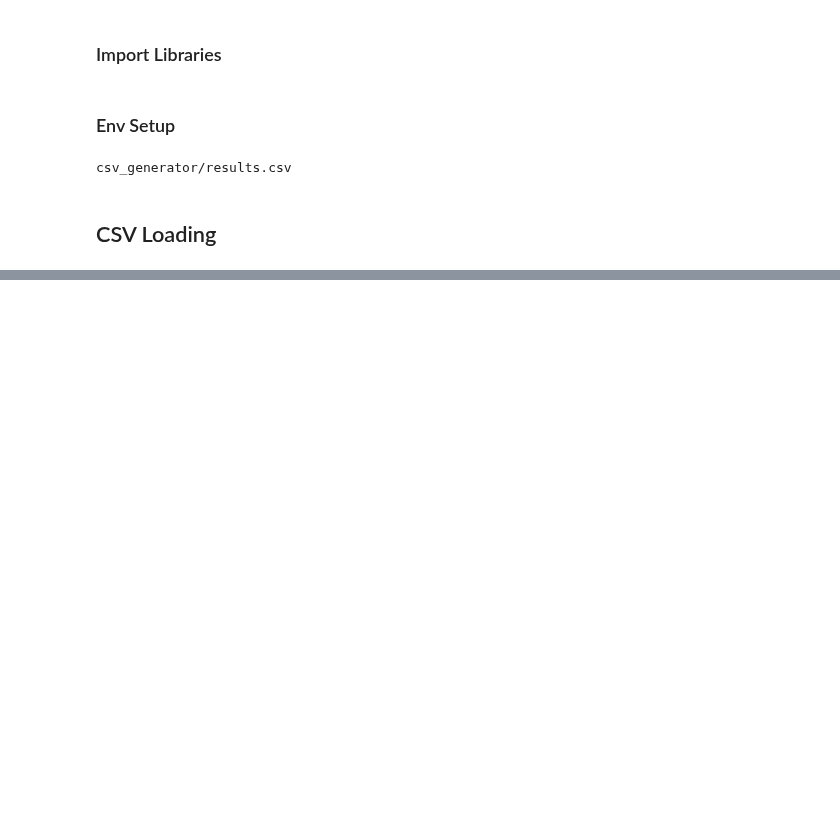
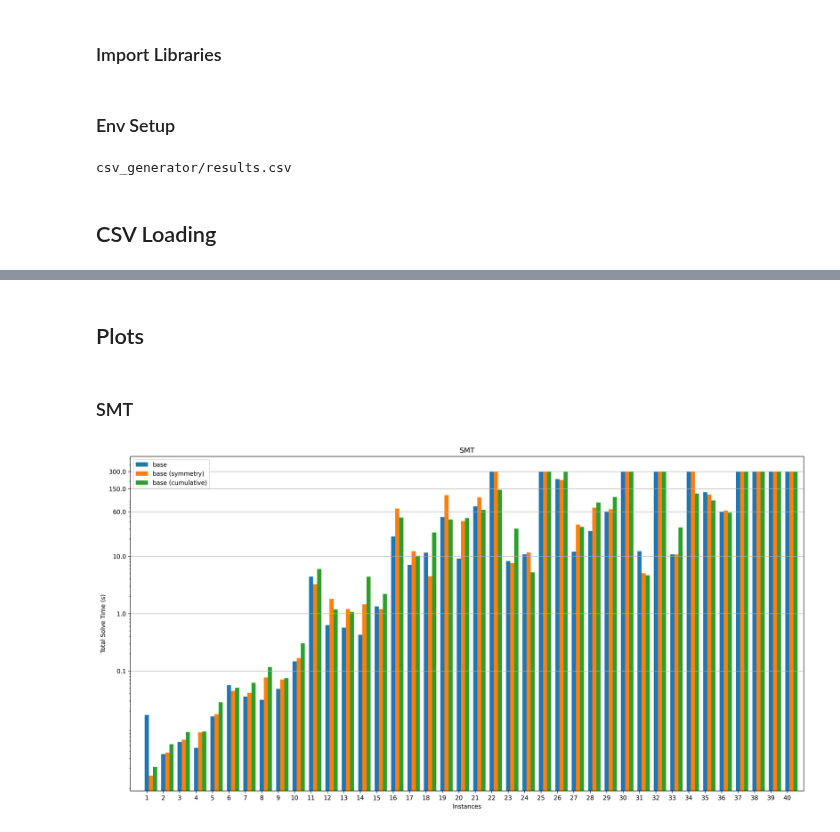
Before and after one commit to contimatteo/VLSI, a Jupyter notebook: notebooks/plots.ipynb, the cells around one changed output, grey strips where cells are left out. Saved outputs shown, nothing was run; the diff lists cells and outputs as text; code cells hidden in the pictures; blank space fills up the shorter version.

Commit message:
plot notebook

```diff
--- a/notebooks/plots.ipynb
+++ b/notebooks/plots.ipynb
@@ -9,3 +19,8 @@ from pathlib import Path
+# %%
+warnings.filterwarnings("ignore")
+
+matplotlib.rcParams['savefig.dpi'] = 300
+matplotlib.rcParams["figure.dpi"] = 300
 # %% [markdown]
 ### Env Setup
 # %%
@@ -44,0 +103,35 @@ df.head(15)
+# %% [markdown]
+## Plots
+# %%
+df_CP = df.copy()[df.technology == "CP"]
+df_SAT = df.copy()[df.technology == "SAT"]
+df_SMT = df.copy()[df.technology == "SMT"]
+df_ILP = df.copy()[df.technology == "ILP"]
+# %%
+def SMT_df_filter(
+    model, symmetry = False, cumulative = False, search = "linear"
+) -> pd.DataFrame:
+    return df_SMT.copy()[
+        (df.model == model) &
+        (df.symmetry == symmetry) &
+        (df.cumulative == cumulative) &
+        (df.search == search)
+    ]
+# %% [markdown]
+### SMT
+# %%
+_tmp_dfs = [
+    SMT_df_filter(model="base"),
+    SMT_df_filter(model="base", symmetry=True),
+    SMT_df_filter(model="base", cumulative=True),
+]
+width = 0.25 # lines width/padding
+labels = [
+    "base",
+    "base (symmetry)",
+    "base (cumulative)"
+]
+
+plot("SMT", "SMT", width, prepare_plot_data(_tmp_dfs), labels)
+# %% [output]
+[figure, added]
```
Also changed, not shown: parts of 7 cells of this notebook, 2 other files.
